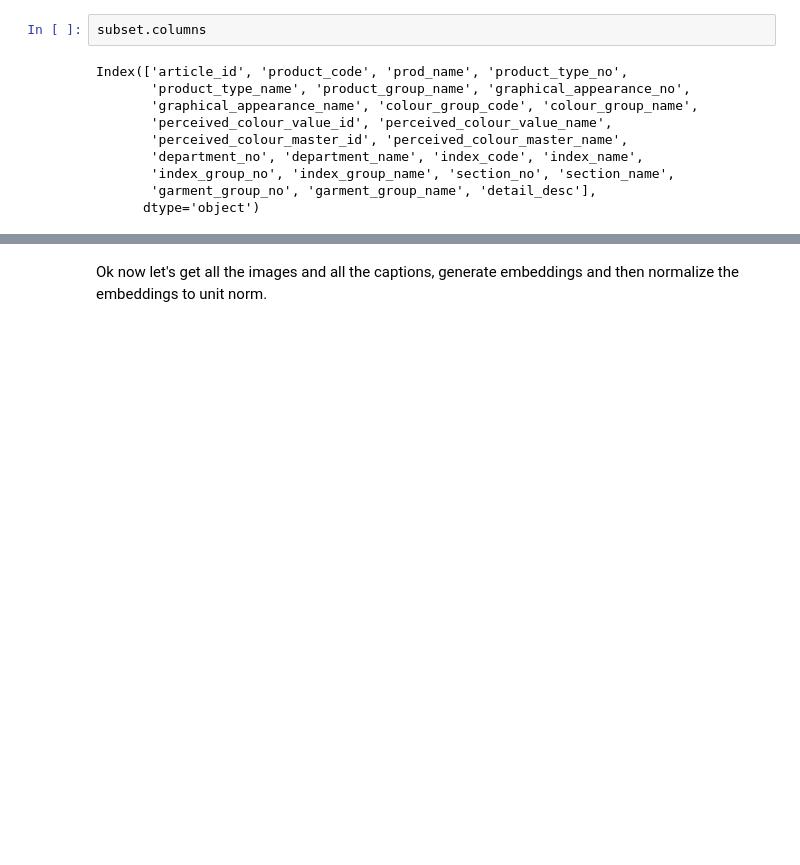
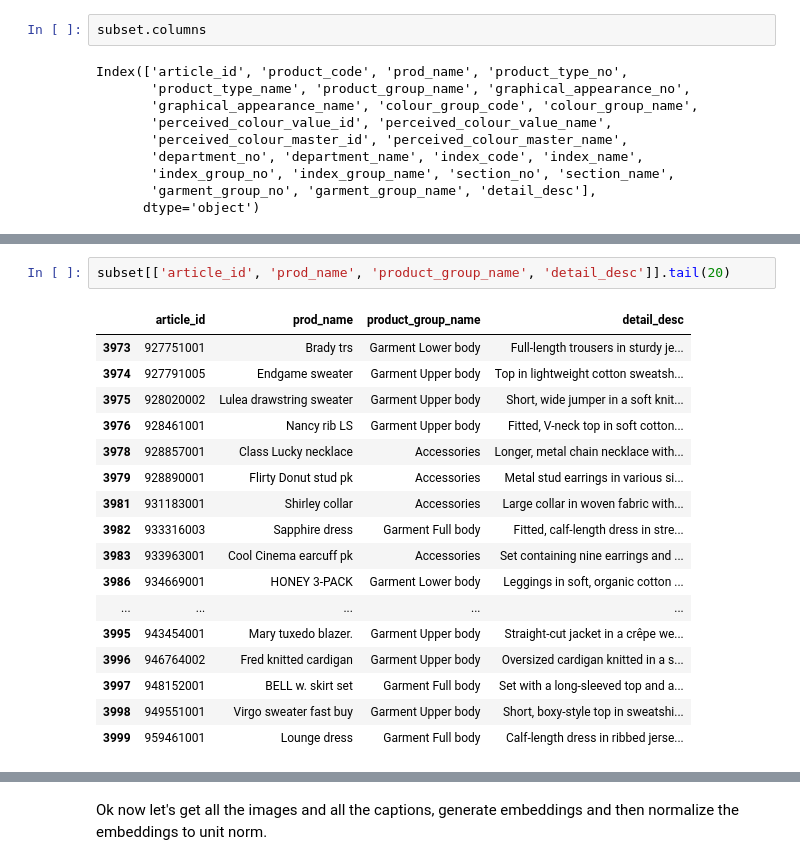
Before and after one commit to mrgransky/ImACCESS, a Jupyter notebook: txt2img/fashion_clip/FashionCLIP_Feature_Extraction_and_Classification.ipynb, the cells around one changed output, grey strips where cells are left out. Cells and saved outputs as stored; diff of their text form; blank space fills up the shorter version.

```diff
--- a/txt2img/fashion_clip/FashionCLIP_Feature_Extraction_and_Classification.ipynb
+++ b/txt2img/fashion_clip/FashionCLIP_Feature_Extraction_and_Classification.ipynb
@@ -135,3 +136,23 @@ subset[['article_id', 'prod_name', 'product_group_name', 'detail_desc']].head(10
+# %%
+subset[['article_id', 'prod_name', 'product_group_name', 'detail_desc']].tail(20)
+# %% [output]
+|  | article_id | prod_name | product_group_name | detail_desc |
+| 3973 | 927751001 | Brady trs | Garment Lower body | Full-length trousers in sturdy je... |
+| 3974 | 927791005 | Endgame sweater | Garment Upper body | Top in lightweight cotton sweatsh... |
+| 3975 | 928020002 | Lulea drawstring sweater | Garment Upper body | Short, wide jumper in a soft knit... |
+| 3976 | 928461001 | Nancy rib LS | Garment Upper body | Fitted, V-neck top in soft cotton... |
+| 3978 | 928857001 | Class Lucky necklace | Accessories | Longer, metal chain necklace with... |
+| 3979 | 928890001 | Flirty Donut stud pk | Accessories | Metal stud earrings in various si... |
+| 3981 | 931183001 | Shirley collar | Accessories | Large collar in woven fabric with... |
+| 3982 | 933316003 | Sapphire dress | Garment Full body | Fitted, calf-length dress in stre... |
+| 3983 | 933963001 | Cool Cinema earcuff pk | Accessories | Set containing nine earrings and ... |
+| 3986 | 934669001 | HONEY 3-PACK | Garment Lower body | Leggings in soft, organic cotton ... |
+| ... | ... | ... | ... | ... |
+| 3995 | 943454001 | Mary tuxedo blazer. | Garment Upper body | Straight-cut jacket in a crêpe we... |
+| 3996 | 946764002 | Fred knitted cardigan | Garment Upper body | Oversized cardigan knitted in a s... |
+| 3997 | 948152001 | BELL w. skirt set | Garment Full body | Set with a long-sleeved top and a... |
+| 3998 | 949551001 | Virgo sweater fast buy | Garment Upper body | Short, boxy-style top in sweatshi... |
+| 3999 | 959461001 | Lounge dress | Garment Full body | Calf-length dress in ribbed jerse... |
 # %%
 # subset.to_csv("subset_data.csv", index=False)
 f"There are {len(subset)} elements in the dataset"
```
Also changed, not shown: parts of 15 cells of this notebook, 4 other files.
